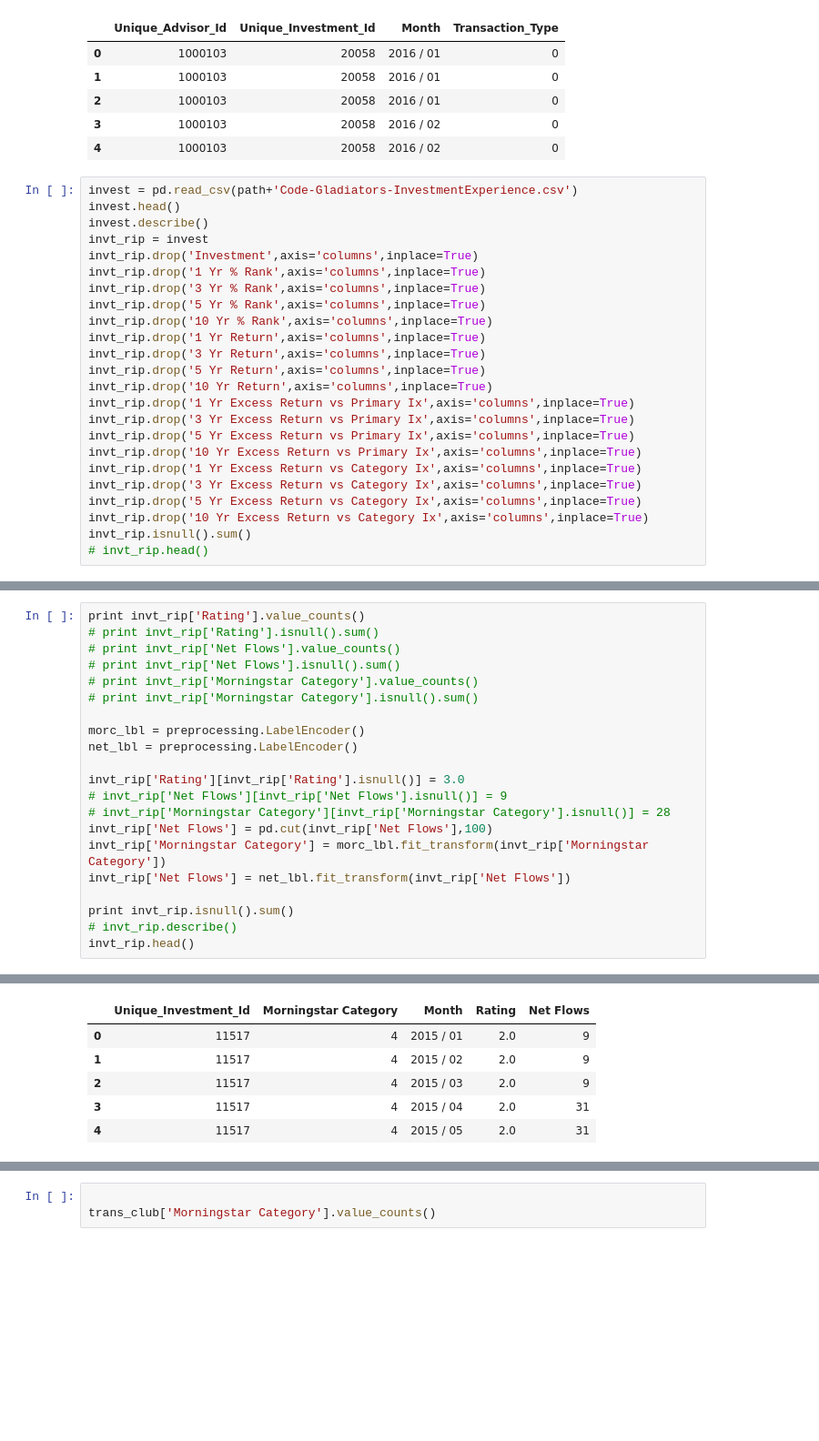
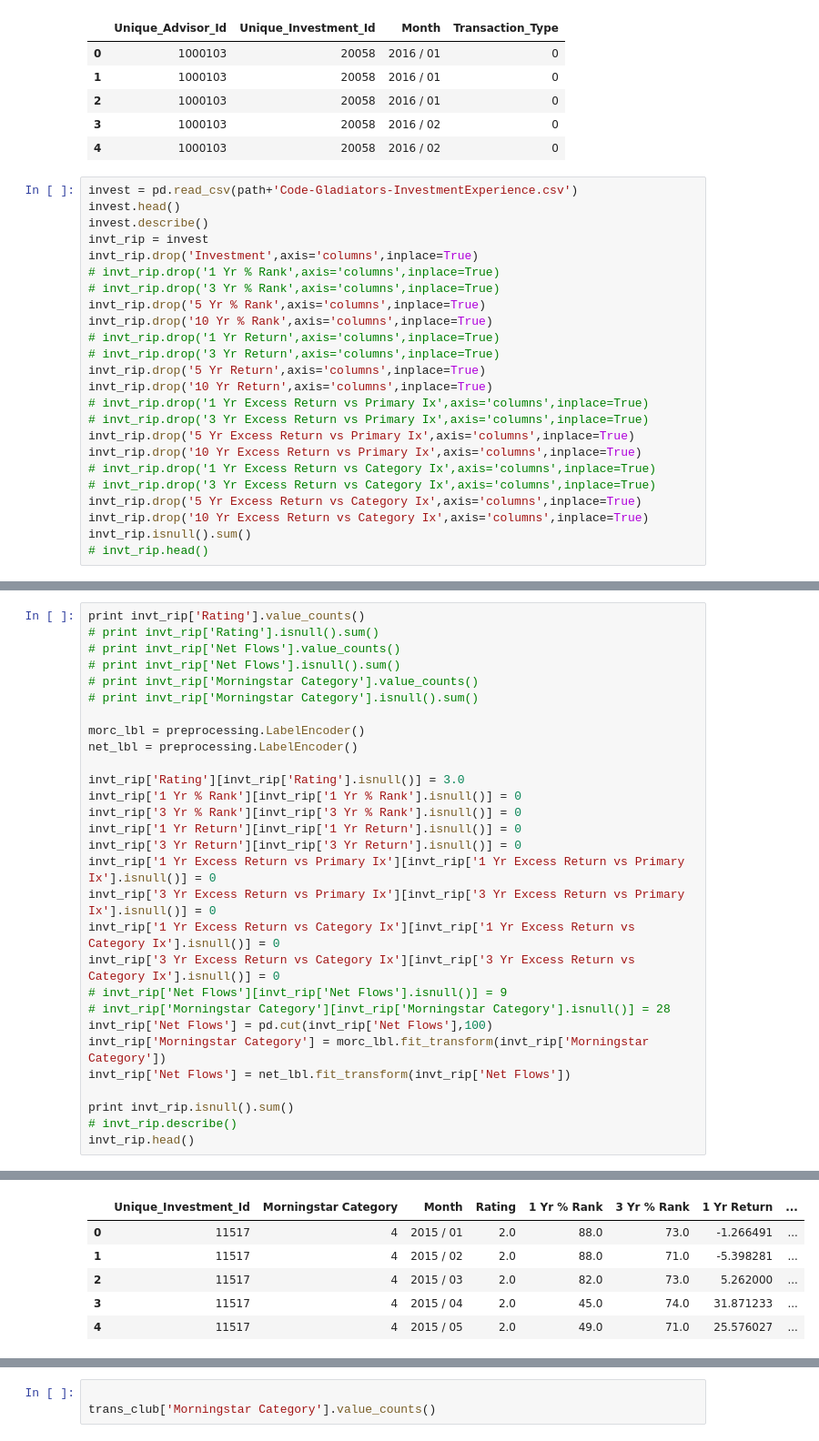
Before and after one commit to aakash2602/machine-learning, a Jupyter notebook: techgig_ml_fintech_prediction/submission/techgig-ml.ipynb, the cells around one changed output, grey strips where cells are left out. Shown: that part at 91% size. Cells and saved outputs as stored; diff of their text form; blank space fills up the shorter version.

```diff
--- a/techgig_ml_fintech_prediction/submission/techgig-ml.ipynb
+++ b/techgig_ml_fintech_prediction/submission/techgig-ml.ipynb
@@ -35,20 +35,20 @@ invest.head()
 invest.describe()
 invt_rip = invest
 invt_rip.drop('Investment',axis='columns',inplace=True)
-invt_rip.drop('1 Yr % Rank',axis='columns',inplace=True)
-invt_rip.drop('3 Yr % Rank',axis='columns',inplace=True)
+# invt_rip.drop('1 Yr % Rank',axis='columns',inplace=True)
+# invt_rip.drop('3 Yr % Rank',axis='columns',inplace=True)
 invt_rip.drop('5 Yr % Rank',axis='columns',inplace=True)
 invt_rip.drop('10 Yr % Rank',axis='columns',inplace=True)
-invt_rip.drop('1 Yr Return',axis='columns',inplace=True)
-invt_rip.drop('3 Yr Return',axis='columns',inplace=True)
+# invt_rip.drop('1 Yr Return',axis='columns',inplace=True)
+# invt_rip.drop('3 Yr Return',axis='columns',inplace=True)
 invt_rip.drop('5 Yr Return',axis='columns',inplace=True)
 invt_rip.drop('10 Yr Return',axis='columns',inplace=True)
-invt_rip.drop('1 Yr Excess Return vs Primary Ix',axis='columns',inplace=True)
-invt_rip.drop('3 Yr Excess Return vs Primary Ix',axis='columns',inplace=True)
+# invt_rip.drop('1 Yr Excess Return vs Primary Ix',axis='columns',inplace=True)
+# invt_rip.drop('3 Yr Excess Return vs Primary Ix',axis='columns',inplace=True)
 invt_rip.drop('5 Yr Excess Return vs Primary Ix',axis='columns',inplace=True)
 invt_rip.drop('10 Yr Excess Return vs Primary Ix',axis='columns',inplace=True)
-invt_rip.drop('1 Yr Excess Return vs Category Ix',axis='columns',inplace=True)
-invt_rip.drop('3 Yr Excess Return vs Category Ix',axis='columns',inplace=True)
+# invt_rip.drop('1 Yr Excess Return vs Category Ix',axis='columns',inplace=True)
+# invt_rip.drop('3 Yr Excess Return vs Category Ix',axis='columns',inplace=True)
 invt_rip.drop('5 Yr Excess Return vs Category Ix',axis='columns',inplace=True)
 invt_rip.drop('10 Yr Excess Return vs Category Ix',axis='columns',inplace=True)
 invt_rip.isnull().sum()
@@ -72,6 +92,14 @@ morc_lbl = preprocessing.LabelEncoder()
 net_lbl = preprocessing.LabelEncoder()
 
 invt_rip['Rating'][invt_rip['Rating'].isnull()] = 3.0
+invt_rip['1 Yr % Rank'][invt_rip['1 Yr % Rank'].isnull()] = 0
+invt_rip['3 Yr % Rank'][invt_rip['3 Yr % Rank'].isnull()] = 0
+invt_rip['1 Yr Return'][invt_rip['1 Yr Return'].isnull()] = 0
+invt_rip['3 Yr Return'][invt_rip['3 Yr Return'].isnull()] = 0
+invt_rip['1 Yr Excess Return vs Primary Ix'][invt_rip['1 Yr Excess Return vs Primary Ix'].isnull()] = 0
+invt_rip['3 Yr Excess Return vs Primary Ix'][invt_rip['3 Yr Excess Return vs Primary Ix'].isnull()] = 0
+invt_rip['1 Yr Excess Return vs Category Ix'][invt_rip['1 Yr Excess Return vs Category Ix'].isnull()] = 0
+invt_rip['3 Yr Excess Return vs Category Ix'][invt_rip['3 Yr Excess Return vs Category Ix'].isnull()] = 0
 # invt_rip['Net Flows'][invt_rip['Net Flows'].isnull()] = 9
 # invt_rip['Morningstar Category'][invt_rip['Morningstar Category'].isnull()] = 28
 invt_rip['Net Flows'] = pd.cut(invt_rip['Net Flows'],100)
@@ -101,9 +156,9 @@ See the caveats in the documentation: http://pandas.pydata.org/pandas-docs/stabl
-|  | Unique_Investment_Id | Morningstar Category | Month | Rating | Net Flows |
-| 0 | 11517 | 4 | 2015 / 01 | 2.0 | 9 |
-| 1 | 11517 | 4 | 2015 / 02 | 2.0 | 9 |
-| 2 | 11517 | 4 | 2015 / 03 | 2.0 | 9 |
-| 3 | 11517 | 4 | 2015 / 04 | 2.0 | 31 |
-| 4 | 11517 | 4 | 2015 / 05 | 2.0 | 31 |
+|  | Unique_Investment_Id | Morningstar Category | Month | Rating | 1 Yr % Rank | 3 Yr % Rank | 1 Yr Return | ... |
+| 0 | 11517 | 4 | 2015 / 01 | 2.0 | 88.0 | 73.0 | -1.266491 | ... |
+| 1 | 11517 | 4 | 2015 / 02 | 2.0 | 88.0 | 71.0 | -5.398281 | ... |
+| 2 | 11517 | 4 | 2015 / 03 | 2.0 | 82.0 | 73.0 | 5.262000 | ... |
+| 3 | 11517 | 4 | 2015 / 04 | 2.0 | 45.0 | 74.0 | 31.871233 | ... |
+| 4 | 11517 | 4 | 2015 / 05 | 2.0 | 49.0 | 71.0 | 25.576027 | ... |
 # %%
 # print trans.head()
 trans_club = pd.merge(trans,invt_rip,how='left',on=['Unique_Investment_Id','Month'])
```
Also changed, not shown: parts of 14 cells of this notebook, 6 other files.
